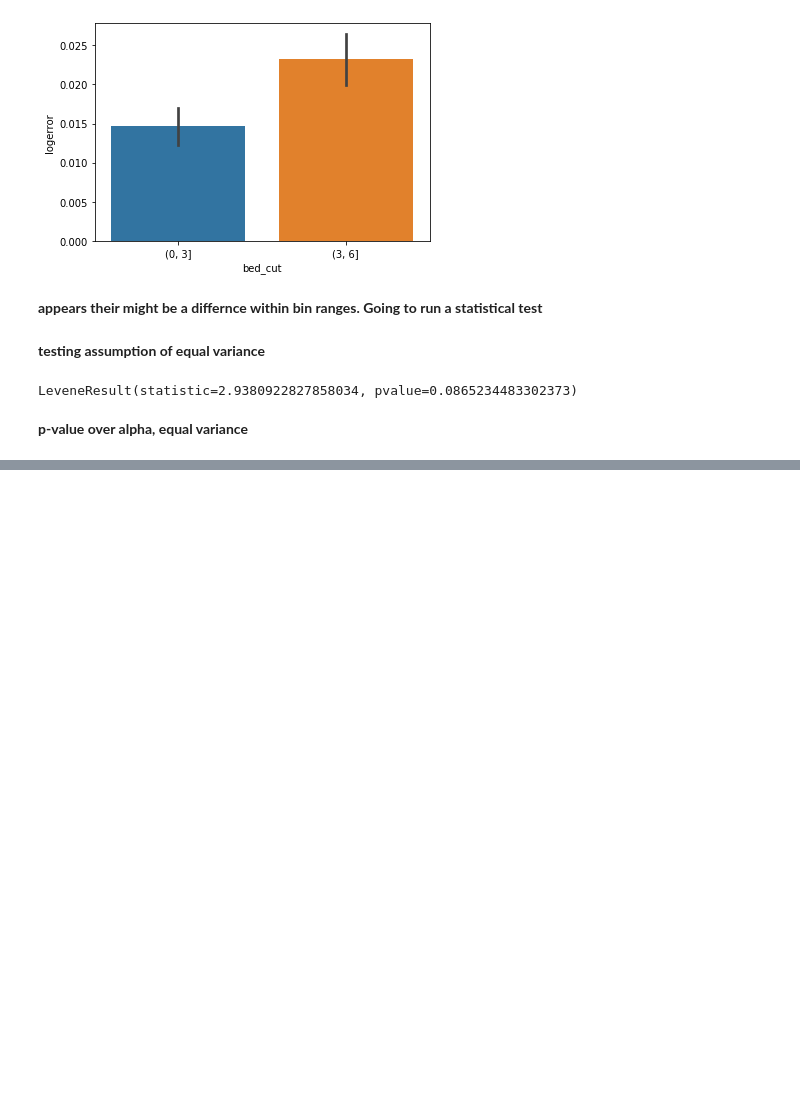
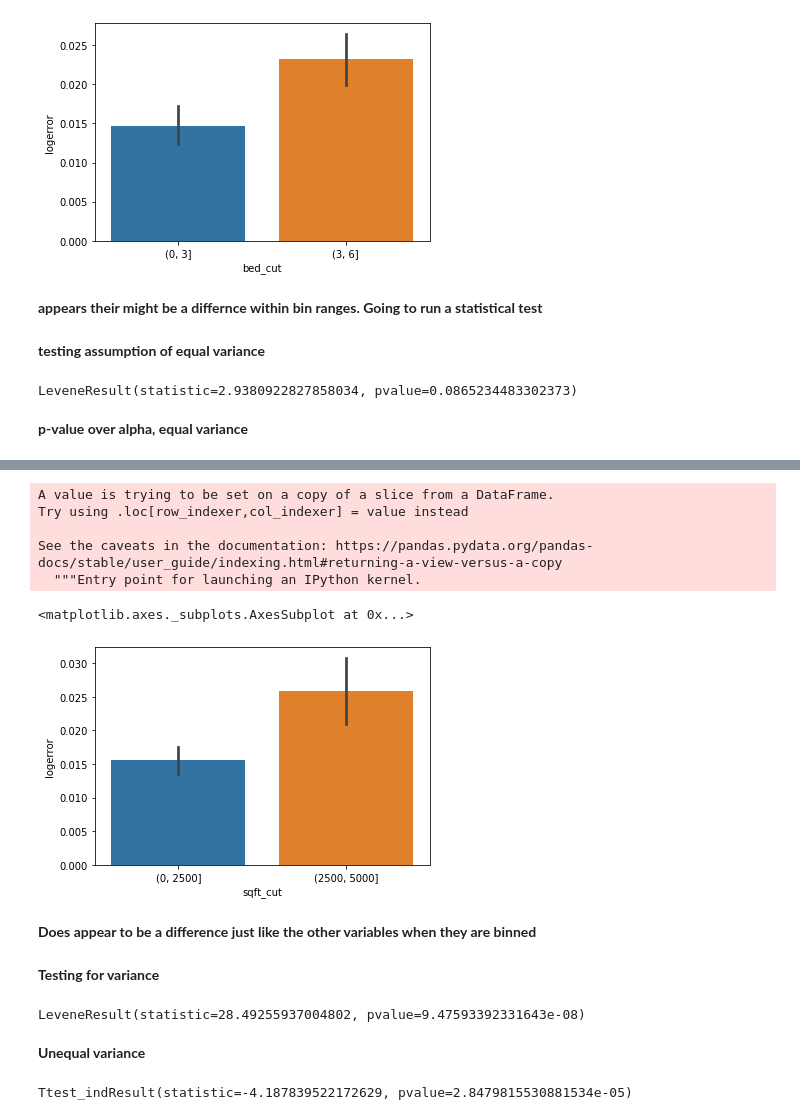
Before and after one commit to matt-c-knight/clustering-exercises, a Jupyter notebook: explore_zillow.ipynb, the cells around one changed output, grey strips where cells are left out. Cells and saved outputs as stored; diff of their text form; code cells hidden in the pictures; blank space fills up the shorter version.

```diff
--- a/explore_zillow.ipynb
+++ b/explore_zillow.ipynb
@@ -265,0 +301,32 @@ LeveneResult(statistic=2.9380922827858034, pvalue=0.0865234483302373)
+# %%
+train['sqft_cut'] = pd.cut(train.calculatedfinishedsquarefeet, [0, 2500, 5000])
+# %% [output]
+A value is trying to be set on a copy of a slice from a DataFrame.
+Try using .loc[row_indexer,col_indexer] = value instead
+
+See the caveats in the documentation: https://pandas.pydata.org/pandas-docs/stable/user_guide/indexing.html#returning-a-view-versus-a-copy
+  """Entry point for launching an IPython kernel.
+# %%
+sns.barplot(train.sqft_cut, train.logerror)
+# %% [output]
+<matplotlib.axes._subplots.AxesSubplot at 0x...>
+[figure, added]
+# %% [markdown]
+**Does appear to be a difference just like the other variables when they are binned**
+# %% [markdown]
+**Testing for variance**
+# %%
+stats.levene(train[train.calculatedfinishedsquarefeet <= 2500].logerror,
+             train[train.calculatedfinishedsquarefeet > 2500].logerror
+            )
+# %% [output]
+LeveneResult(statistic=28.49255937004802, pvalue=9.47593392331643e-08)
+# %% [markdown]
+**Unequal variance**
+# %%
+stats.ttest_ind(train[train.calculatedfinishedsquarefeet <= 2500].logerror,
+                train[train.calculatedfinishedsquarefeet > 2500].logerror,
+                equal_var=False
+               )
+# %% [output]
+Ttest_indResult(statistic=-4.187839522172629, pvalue=2.8479815530881534e-05)
```
Also changed, not shown: parts of 13 cells of this notebook.
